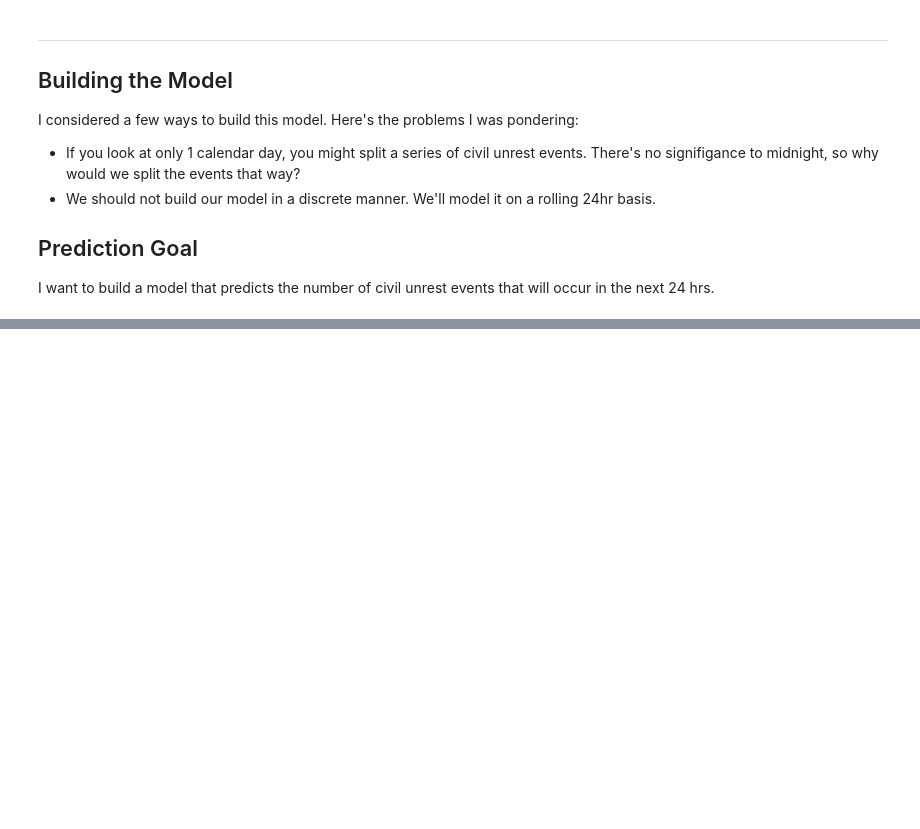
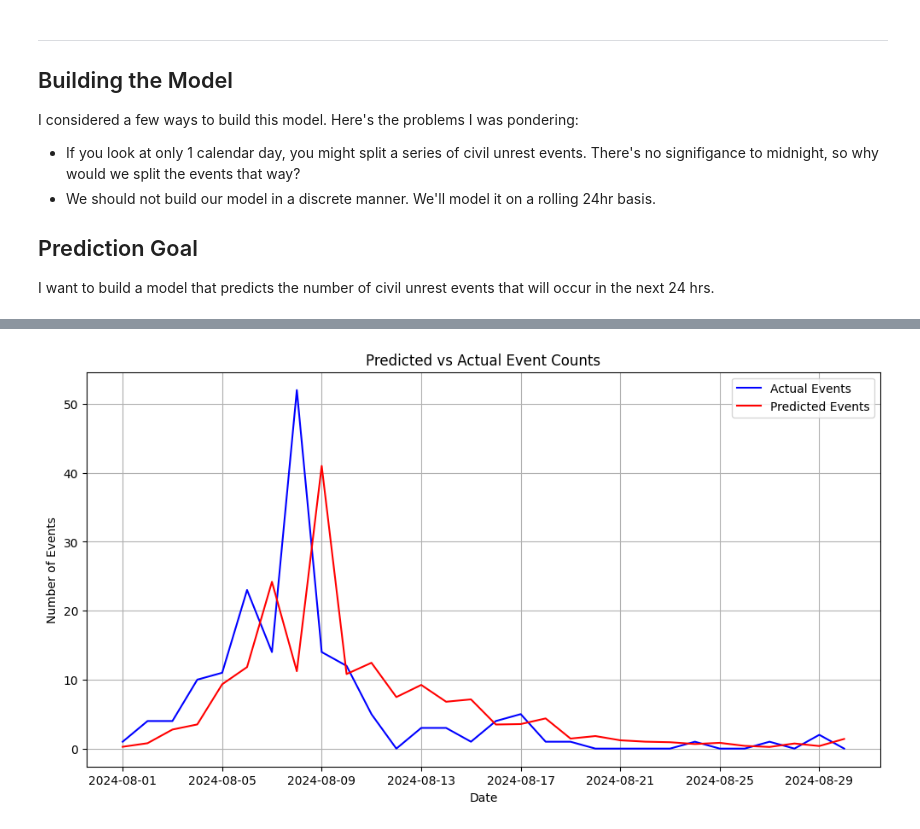
Before and after one commit to wweissbluth/civil_unrest_predictor, a Jupyter notebook: main.ipynb, the cells around one changed output, grey strips where cells are left out. Drawn from its saved outputs; the diff is of its cells as text; code cells hidden in the pictures; blank space fills up the shorter version.

```diff
--- a/main.ipynb
+++ b/main.ipynb
@@ -428,0 +540,13 @@ Doing some reserach, I've stumbled into the "Exponential Smoothing (Holt-Winters
+# %%
+# Plot the results
+plt.figure(figsize=(12, 6))
+plt.plot(adjusted_index[1308:1338], test_Y[1308:1338], label='Actual Events', color='blue')
+plt.plot(adjusted_index[1308:1338:], predictions[1308:1338], label='Predicted Events', color='red')
+plt.title('Predicted vs Actual Event Counts')
+plt.xlabel('Date')
+plt.ylabel('Number of Events')
+plt.legend()
+plt.grid(True)
+plt.show()
+# %% [output]
+[figure, added]
```
Also changed, not shown: parts of 10 cells of this notebook, 1 other file.
